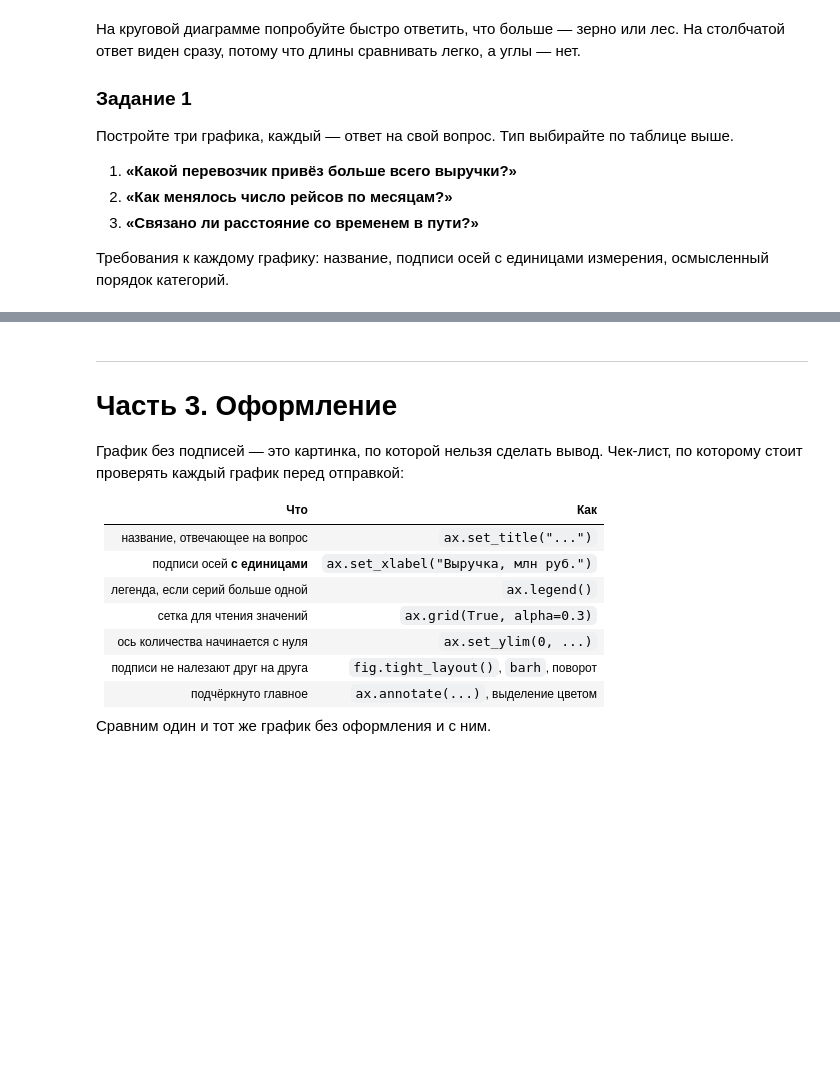
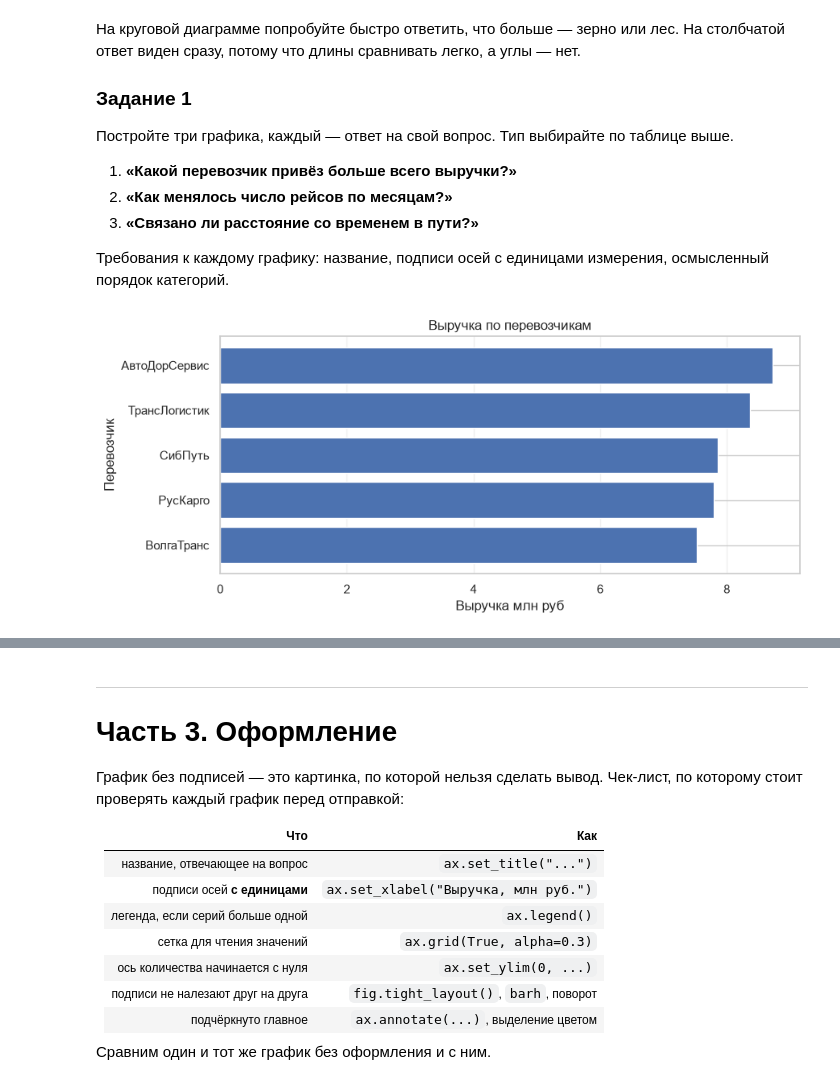
Before and after one commit to TheSashaBr/LaboratoryWork, a Jupyter notebook: S5_31.10.26/LW2-4.ipynb, the cells around one changed output, grey strips where cells are left out. Drawn from its saved outputs; the diff is of its cells as text; code cells hidden in the pictures; blank space fills up the shorter version.

```diff
--- a/S5_31.10.26/LW2-4.ipynb
+++ b/S5_31.10.26/LW2-4.ipynb
@@ -337,0 +346,15 @@ plt.show()
+# %%
+# 1) выручка по перевозчикам
+fig, ax = plt.subplots(figsize=(9, 4))
+
+rev = df.groupby('carrier')['cost_rub'].sum().sort_values()
+ax.barh(rev.index, rev.values / 1_000_000)
+ax.set_title('Выручка по перевозчикам')
+ax.set_xlabel('Выручка млн руб')
+ax.set_ylabel('Перевозчик')
+ax.grid(axis='x', alpha=0.3)
+
+fig.tight_layout()
+plt.show()
+# %% [output]
+[figure, added]
```
Also changed, not shown: parts of 32 cells of this notebook.
